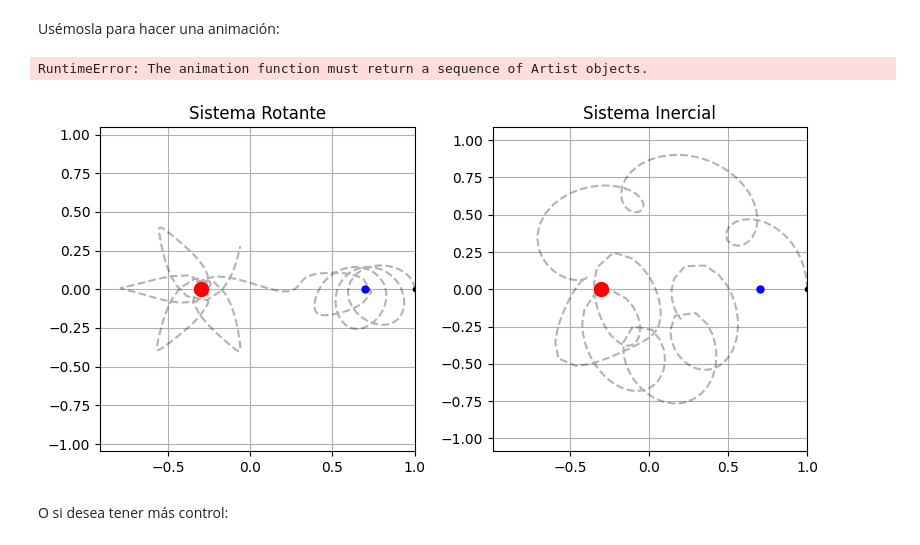
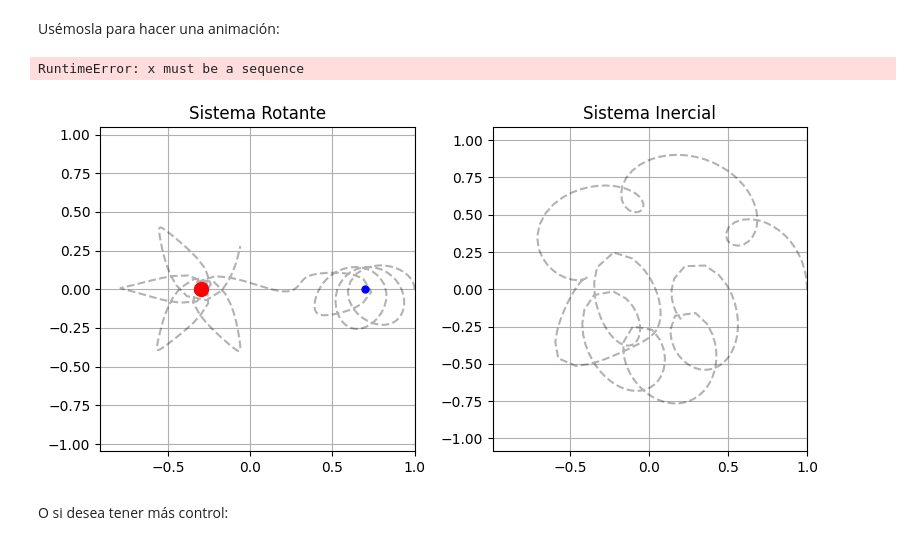
Before and after one commit to seap-udea/pymcel, a Jupyter notebook: docs/examples/mcel_zuluaga-14-trescuepos-basico.ipynb, the cells around one changed output. Drawn from its saved outputs; the diff is of its cells as text; code cells hidden in the pictures.

```diff
--- a/docs/examples/mcel_zuluaga-14-trescuepos-basico.ipynb
+++ b/docs/examples/mcel_zuluaga-14-trescuepos-basico.ipynb
@@ -203,39 +205,40 @@ ro=[1.0,0.0,0.0]
 vo=[0.0,0.45,0.0]
 rs_rot,vs_rot,rs_ine,vs_ine,r1_ine,r2_ine=crtbp_solucion(alfa,ro,vo,ts)
 
 #Prepara figura
 fig,axs=plt.subplots(1,2,figsize=(8,4))
 
 punto_rot,=axs[0].plot([],[],'k.')
 linea_rot,=axs[0].plot(rs_rot[:,0],rs_rot[:,1],'k--',alpha=0.3)
 axs[0].plot([-alfa],[0],'ro',ms=10)
 axs[0].plot([1-alfa],[0],'bo',ms=5)
 axs[0].set_title("Sistema Rotante")
 axs[0].grid()
 fija_ejes_proporcionales(axs[0],(rs_rot[:,:2],[-alfa,1-alfa]),ycm=0);
 
 punto_ine,=axs[1].plot([],[],'k.')
 linea_ine,=axs[1].plot(rs_ine[:,0],rs_ine[:,1],'k--',alpha=0.3)
 punto1_ine,=axs[1].plot([],[],'ro',ms=10)
 punto2_ine,=axs[1].plot([],[],'bo',ms=5)
 axs[1].set_title("Sistema Inercial")
 axs[1].grid()
 fija_ejes_proporcionales(axs[1],(rs_ine[:,:2],r1,r2),ycm=0);
 fig.tight_layout()
 
 #Rutina de animación
 def animacion(it):
-    punto_rot.set_data(rs_rot[it,0],rs_rot[it,1])
-    punto_ine.set_data(rs_ine[it,0],rs_ine[it,1])
-    punto1_ine.set_data(r1_ine[it,0],r1_ine[it,1])
-    punto2_ine.set_data(r2_ine[it,0],r2_ine[it,1])
+    punto_rot.set_data([rs_rot[it,0]],[rs_rot[it,1]])
+    punto_ine.set_data([rs_ine[it,0]],[rs_ine[it,1]])
+    punto1_ine.set_data([r1_ine[it,0]],[r1_ine[it,1]])
+    punto2_ine.set_data([r2_ine[it,0]],[r2_ine[it,1]])
+    return punto_rot,punto_ine,punto1_ine,punto2_ine
 
 #Animación
 from matplotlib import animation
 anim=animation.FuncAnimation(fig,animacion,frames=Nt,interval=5,blit=True,repeat=False);
 # %% [output]
-RuntimeError: The animation function must return a sequence of Artist objects.
+RuntimeError: x must be a sequence
-[figure, old version]
+[figure, new version]
 # %% [markdown]
 O si desea tener más control:
 # %%
```
Also changed, not shown: parts of 3 cells of this notebook, 12 other files.
